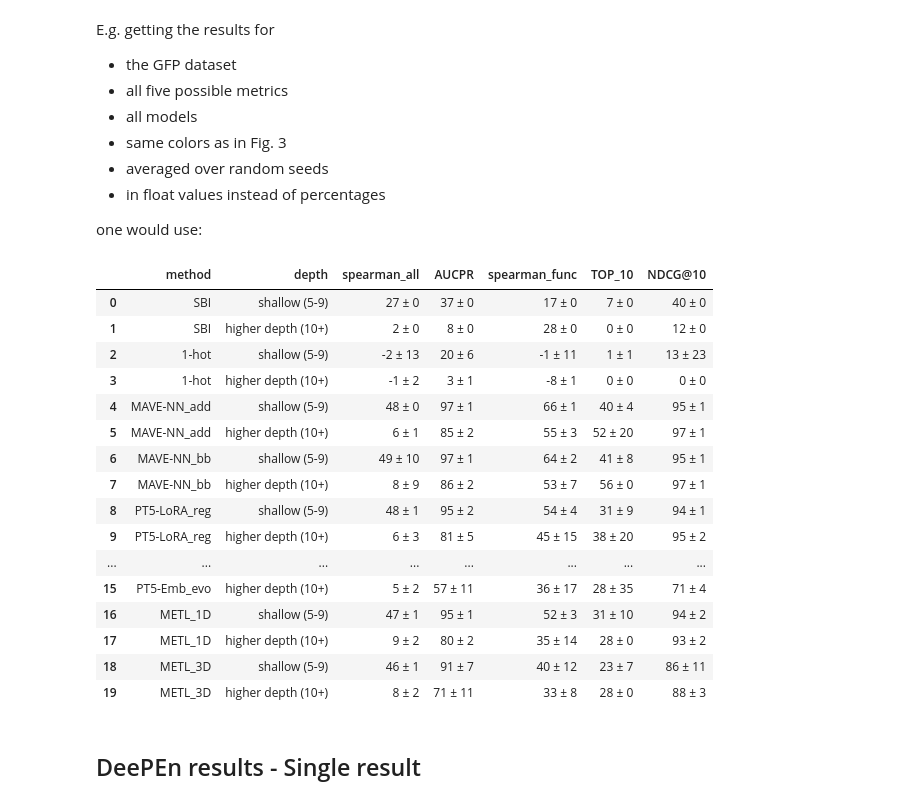
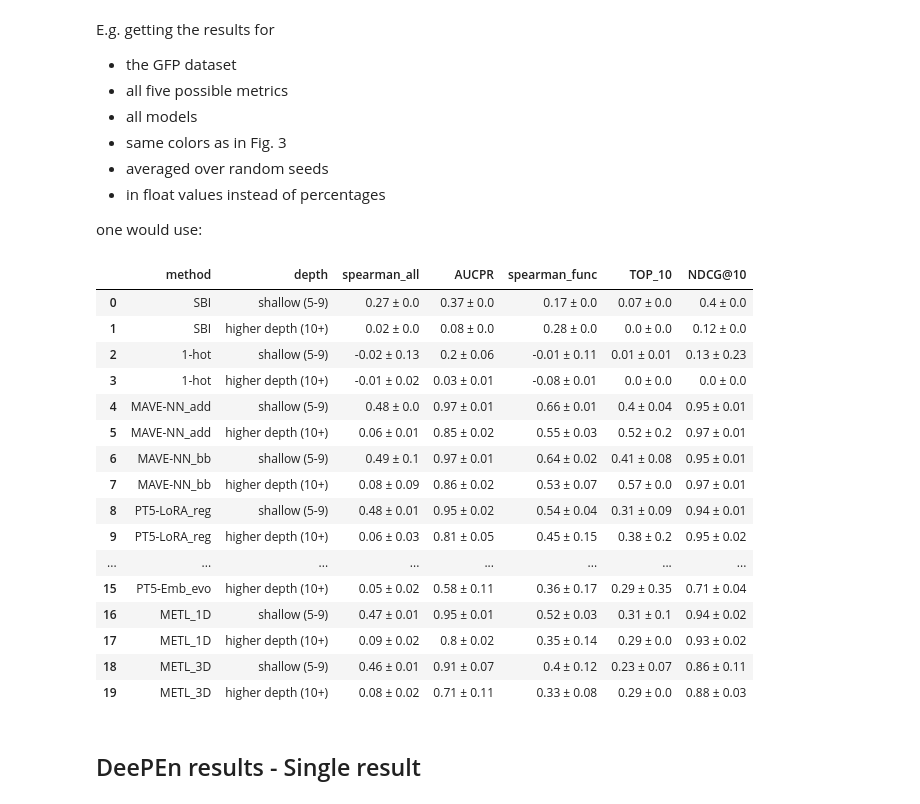
Before and after one commit to RSchmirler/DeePEn, a Jupyter notebook: notebooks/analyse.ipynb, the cells around one changed output. Drawn from its saved outputs; the diff is of its cells as text; code cells hidden in the pictures.

```diff
--- a/notebooks/analyse.ipynb
+++ b/notebooks/analyse.ipynb
@@ -200,31 +200,31 @@ models = ['SBI',         '1-hot',
 # %%
 table_multi_model_multi_metric_DeePEn(methods = models,
                                       datas = ['GFP_AEQVI_Sarkisyan_2016'],
                                       metric = ["spearman_all","AUCPR","spearman_func","TOP_10", "NDCG@10"],
                                       main = True,
                                       random_baseline = False,
                                       perfect_classifier_baseline = False,
                                       aggregate = True,
-                                      percentage = True,
+                                      percentage = False,
                                       digits = 2)
 # %% [output]
 |  | method | depth | spearman_all | AUCPR | spearman_func | TOP_10 | NDCG@10 |
-| 0 | SBI | shallow (5-9) | 27 ± 0 | 37 ± 0 | 17 ± 0 | 7 ± 0 | 40 ± 0 |
-| 1 | SBI | higher depth (10+) | 2 ± 0 | 8 ± 0 | 28 ± 0 | 0 ± 0 | 12 ± 0 |
-| 2 | 1-hot | shallow (5-9) | -2 ± 13 | 20 ± 6 | -1 ± 11 | 1 ± 1 | 13 ± 23 |
-| 3 | 1-hot | higher depth (10+) | -1 ± 2 | 3 ± 1 | -8 ± 1 | 0 ± 0 | 0 ± 0 |
-| 4 | MAVE-NN_add | shallow (5-9) | 48 ± 0 | 97 ± 1 | 66 ± 1 | 40 ± 4 | 95 ± 1 |
-| 5 | MAVE-NN_add | higher depth (10+) | 6 ± 1 | 85 ± 2 | 55 ± 3 | 52 ± 20 | 97 ± 1 |
-| 6 | MAVE-NN_bb | shallow (5-9) | 49 ± 10 | 97 ± 1 | 64 ± 2 | 41 ± 8 | 95 ± 1 |
-| 7 | MAVE-NN_bb | higher depth (10+) | 8 ± 9 | 86 ± 2 | 53 ± 7 | 56 ± 0 | 97 ± 1 |
-| 8 | PT5-LoRA_reg | shallow (5-9) | 48 ± 1 | 95 ± 2 | 54 ± 4 | 31 ± 9 | 94 ± 1 |
-| 9 | PT5-LoRA_reg | higher depth (10+) | 6 ± 3 | 81 ± 5 | 45 ± 15 | 38 ± 20 | 95 ± 2 |
+| 0 | SBI | shallow (5-9) | 0.27 ± 0.0 | 0.37 ± 0.0 | 0.17 ± 0.0 | 0.07 ± 0.0 | 0.4 ± 0.0 |
+| 1 | SBI | higher depth (10+) | 0.02 ± 0.0 | 0.08 ± 0.0 | 0.28 ± 0.0 | 0.0 ± 0.0 | 0.12 ± 0.0 |
+| 2 | 1-hot | shallow (5-9) | -0.02 ± 0.13 | 0.2 ± 0.06 | -0.01 ± 0.11 | 0.01 ± 0.01 | 0.13 ± 0.23 |
+| 3 | 1-hot | higher depth (10+) | -0.01 ± 0.02 | 0.03 ± 0.01 | -0.08 ± 0.01 | 0.0 ± 0.0 | 0.0 ± 0.0 |
+| 4 | MAVE-NN_add | shallow (5-9) | 0.48 ± 0.0 | 0.97 ± 0.01 | 0.66 ± 0.01 | 0.4 ± 0.04 | 0.95 ± 0.01 |
+| 5 | MAVE-NN_add | higher depth (10+) | 0.06 ± 0.01 | 0.85 ± 0.02 | 0.55 ± 0.03 | 0.52 ± 0.2 | 0.97 ± 0.01 |
+| 6 | MAVE-NN_bb | shallow (5-9) | 0.49 ± 0.1 | 0.97 ± 0.01 | 0.64 ± 0.02 | 0.41 ± 0.08 | 0.95 ± 0.01 |
+| 7 | MAVE-NN_bb | higher depth (10+) | 0.08 ± 0.09 | 0.86 ± 0.02 | 0.53 ± 0.07 | 0.57 ± 0.0 | 0.97 ± 0.01 |
+| 8 | PT5-LoRA_reg | shallow (5-9) | 0.48 ± 0.01 | 0.95 ± 0.02 | 0.54 ± 0.04 | 0.31 ± 0.09 | 0.94 ± 0.01 |
+| 9 | PT5-LoRA_reg | higher depth (10+) | 0.06 ± 0.03 | 0.81 ± 0.05 | 0.45 ± 0.15 | 0.38 ± 0.2 | 0.95 ± 0.02 |
 | ... | ... | ... | ... | ... | ... | ... | ... |
-| 15 | PT5-Emb_evo | higher depth (10+) | 5 ± 2 | 57 ± 11 | 36 ± 17 | 28 ± 35 | 71 ± 4 |
-| 16 | METL_1D | shallow (5-9) | 47 ± 1 | 95 ± 1 | 52 ± 3 | 31 ± 10 | 94 ± 2 |
-| 17 | METL_1D | higher depth (10+) | 9 ± 2 | 80 ± 2 | 35 ± 14 | 28 ± 0 | 93 ± 2 |
-| 18 | METL_3D | shallow (5-9) | 46 ± 1 | 91 ± 7 | 40 ± 12 | 23 ± 7 | 86 ± 11 |
-| 19 | METL_3D | higher depth (10+) | 8 ± 2 | 71 ± 11 | 33 ± 8 | 28 ± 0 | 88 ± 3 |
+| 15 | PT5-Emb_evo | higher depth (10+) | 0.05 ± 0.02 | 0.58 ± 0.11 | 0.36 ± 0.17 | 0.29 ± 0.35 | 0.71 ± 0.04 |
+| 16 | METL_1D | shallow (5-9) | 0.47 ± 0.01 | 0.95 ± 0.01 | 0.52 ± 0.03 | 0.31 ± 0.1 | 0.94 ± 0.02 |
+| 17 | METL_1D | higher depth (10+) | 0.09 ± 0.02 | 0.8 ± 0.02 | 0.35 ± 0.14 | 0.29 ± 0.0 | 0.93 ± 0.02 |
+| 18 | METL_3D | shallow (5-9) | 0.46 ± 0.01 | 0.91 ± 0.07 | 0.4 ± 0.12 | 0.23 ± 0.07 | 0.86 ± 0.11 |
+| 19 | METL_3D | higher depth (10+) | 0.08 ± 0.02 | 0.71 ± 0.11 | 0.33 ± 0.08 | 0.29 ± 0.0 | 0.88 ± 0.03 |
 # %% [markdown]
 ## DeePEn results - Single result
 # %%
```
Also changed, not shown: parts of 1 cell of this notebook.
